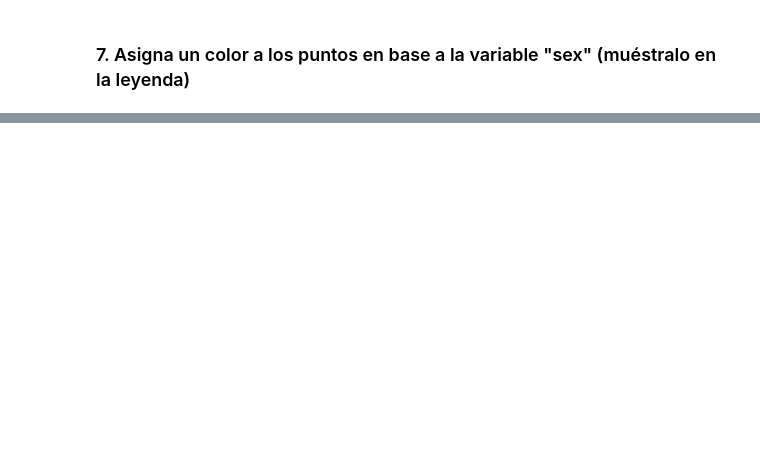
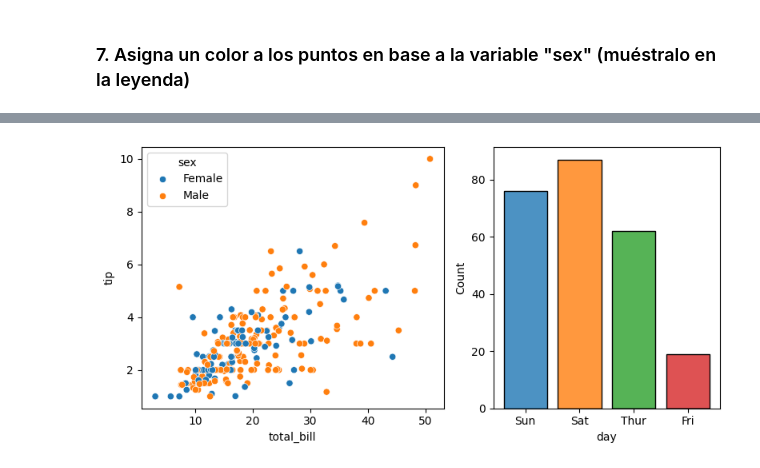
Before and after one commit to RalphNM1/InteligenciaArtificial, a Jupyter notebook: Ejercicios/Numpy/Numpy_pandas/Numpy_pandas.ipynb, the cells around one changed output, grey strips where cells are left out. Cells and saved outputs as stored; diff of their text form; code cells hidden in the pictures; blank space fills up the shorter version.

```diff
--- a/Ejercicios/Numpy/Numpy_pandas/Numpy_pandas.ipynb
+++ b/Ejercicios/Numpy/Numpy_pandas/Numpy_pandas.ipynb
@@ -61,3 +181,26 @@ El **dataset** que vamos a a utilizar para realizar los siguientes ejercicios se
 Ejemplo de resultado (es orientativo, no tiene que ser exactamente igual):
 
 <img src="img/graficas.png" style="max-width: 600px">
+# %%
+f, axs = plt.subplots(1, 2, figsize=(8, 4),
+gridspec_kw=dict(width_ratios=[4, 3]))
+sns.scatterplot(
+    data=tips_df,
+    x="total_bill",
+    y="tip",
+    hue="sex",
+    ax=axs[0],
+)
+sns.histplot(
+    data=tips_df,
+    x="day",
+    hue="day",
+    shrink=0.8,
+    alpha=0.8,
+    legend=False,
+    ax=axs[1],
+)
+f.tight_layout()
+plt.show()
+# %% [output]
+[figure, added]
```
Also changed, not shown: parts of 14 cells of this notebook, 21 other files.
